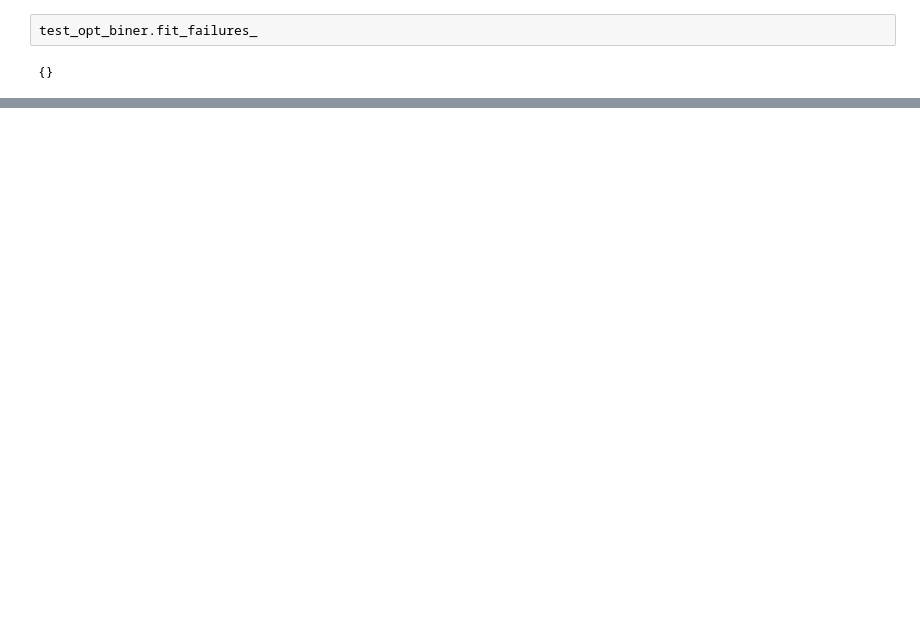
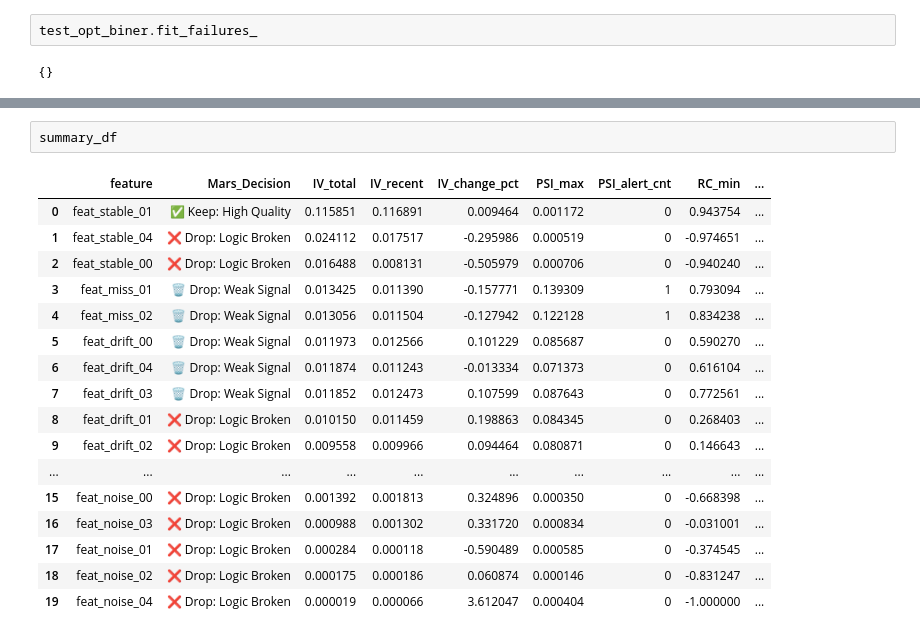
Before and after one commit to nana721/mars-risk, a Jupyter notebook: src/mars_feature_eval.ipynb, the cells around one changed output, grey strips where cells are left out. Drawn from its saved outputs; the diff is of its cells as text; blank space fills up the shorter version.

```diff
--- a/src/mars_feature_eval.ipynb
+++ b/src/mars_feature_eval.ipynb
@@ -486,2 +583,22 @@ trend_tables.keys(), type(trend_tables["auc"])
+# %%
+summary_df
+# %% [output]
+|  | feature | Mars_Decision | IV_total | IV_recent | IV_change_pct | PSI_max | PSI_alert_cnt | RC_min | ... |
+| 0 | feat_stable_01 | ✅ Keep: High Quality | 0.115851 | 0.116891 | 0.009464 | 0.001172 | 0 | 0.943754 | ... |
+| 1 | feat_stable_04 | ❌ Drop: Logic Broken | 0.024112 | 0.017517 | -0.295986 | 0.000519 | 0 | -0.974651 | ... |
+| 2 | feat_stable_00 | ❌ Drop: Logic Broken | 0.016488 | 0.008131 | -0.505979 | 0.000706 | 0 | -0.940240 | ... |
+| 3 | feat_miss_01 | 🗑️ Drop: Weak Signal | 0.013425 | 0.011390 | -0.157771 | 0.139309 | 1 | 0.793094 | ... |
+| 4 | feat_miss_02 | 🗑️ Drop: Weak Signal | 0.013056 | 0.011504 | -0.127942 | 0.122128 | 1 | 0.834238 | ... |
+| 5 | feat_drift_00 | 🗑️ Drop: Weak Signal | 0.011973 | 0.012566 | 0.101229 | 0.085687 | 0 | 0.590270 | ... |
+| 6 | feat_drift_04 | 🗑️ Drop: Weak Signal | 0.011874 | 0.011243 | -0.013334 | 0.071373 | 0 | 0.616104 | ... |
+| 7 | feat_drift_03 | 🗑️ Drop: Weak Signal | 0.011852 | 0.012473 | 0.107599 | 0.087643 | 0 | 0.772561 | ... |
+| 8 | feat_drift_01 | ❌ Drop: Logic Broken | 0.010150 | 0.011459 | 0.198863 | 0.084345 | 0 | 0.268403 | ... |
+| 9 | feat_drift_02 | ❌ Drop: Logic Broken | 0.009558 | 0.009966 | 0.094464 | 0.080871 | 0 | 0.146643 | ... |
+| ... | ... | ... | ... | ... | ... | ... | ... | ... | ... |
+| 15 | feat_noise_00 | ❌ Drop: Logic Broken | 0.001392 | 0.001813 | 0.324896 | 0.000350 | 0 | -0.668398 | ... |
+| 16 | feat_noise_03 | ❌ Drop: Logic Broken | 0.000988 | 0.001302 | 0.331720 | 0.000834 | 0 | -0.031001 | ... |
+| 17 | feat_noise_01 | ❌ Drop: Logic Broken | 0.000284 | 0.000118 | -0.590489 | 0.000585 | 0 | -0.374545 | ... |
+| 18 | feat_noise_02 | ❌ Drop: Logic Broken | 0.000175 | 0.000186 | 0.060874 | 0.000146 | 0 | -0.831247 | ... |
+| 19 | feat_noise_04 | ❌ Drop: Logic Broken | 0.000019 | 0.000066 | 3.612047 | 0.000404 | 0 | -1.000000 | ... |
 # %%
 detail_table
```
Also changed, not shown: parts of 23 cells of this notebook, 12 other files.
